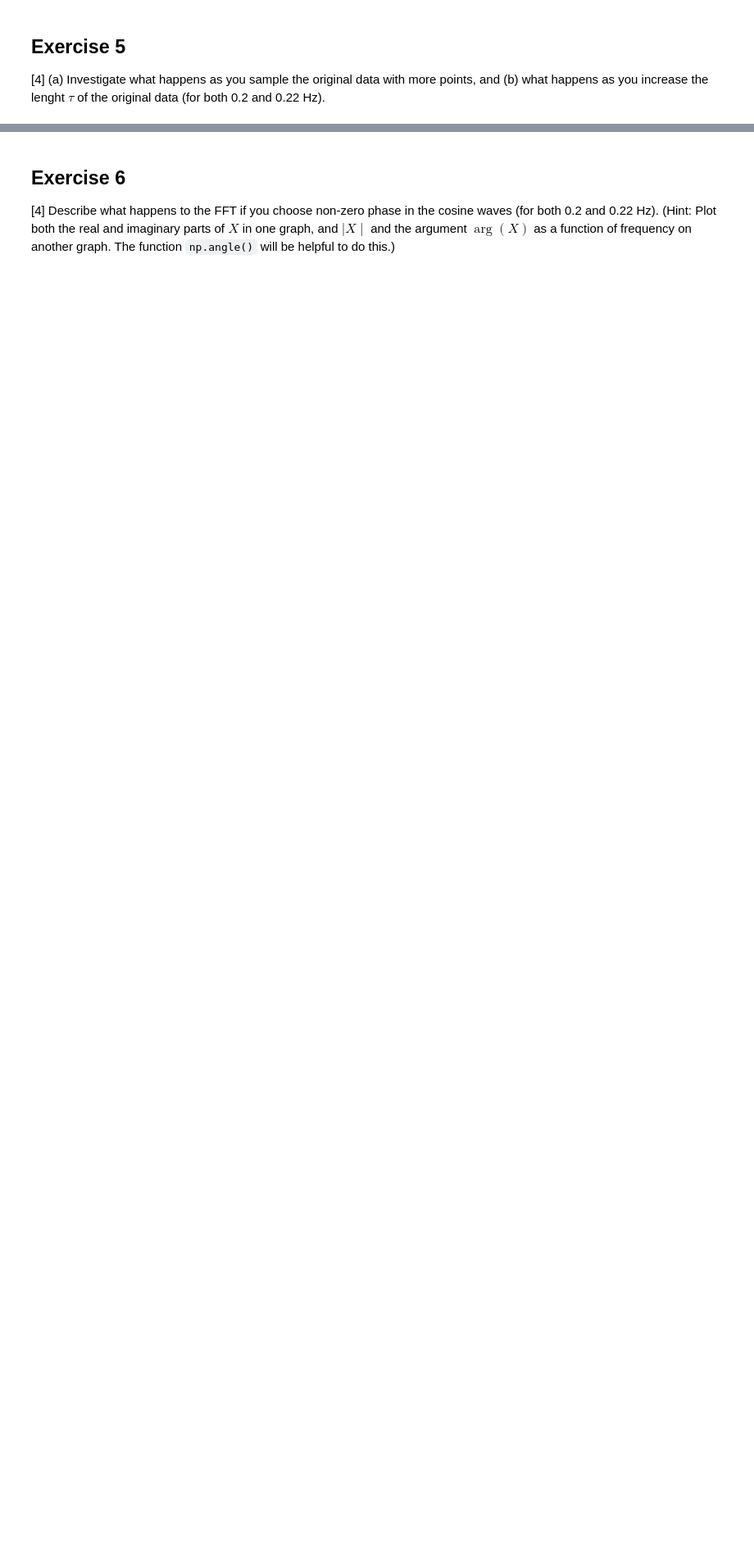
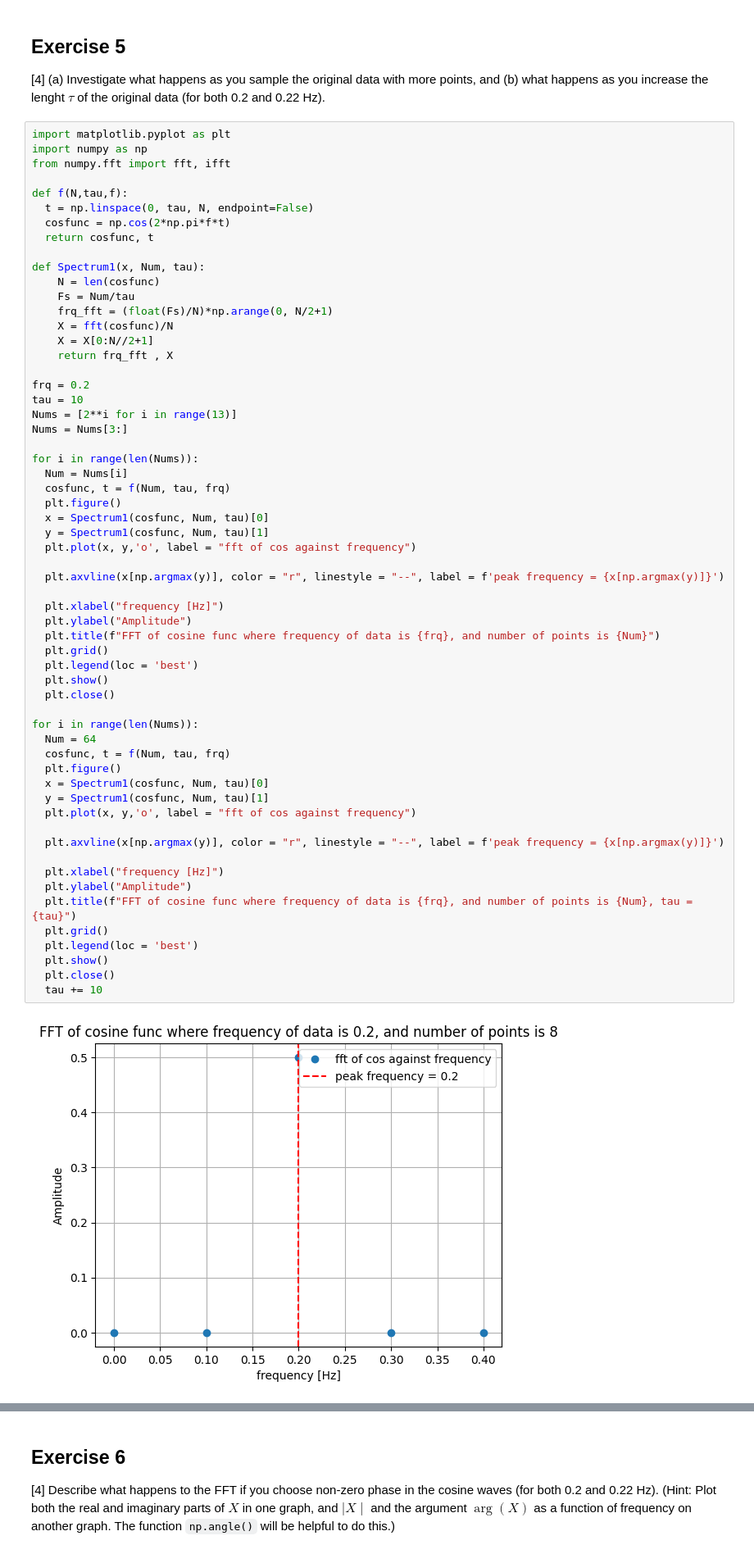
Before and after one commit to PX2145-2025/week-10-b-Dvorak-Gabriel, a Jupyter notebook: FFT.ipynb, the cells around one changed output, grey strips where cells are left out. Shown at 82% size. Drawn from its saved outputs; the diff is of its cells as text; blank space fills up the shorter version.

```diff
--- a/FFT.ipynb
+++ b/FFT.ipynb
@@ -457,3 +457,64 @@ plt.legend(loc = 'best')
 ## Exercise 5
 
 [4] (a) Investigate what happens as you sample the original data with more points,  and (b) what happens as you increase the lenght $\tau$ of the original data (for both 0.2 and 0.22 Hz).
+# %%
+import matplotlib.pyplot as plt
+import numpy as np
+from numpy.fft import fft, ifft
+
+def f(N,tau,f):
+  t = np.linspace(0, tau, N, endpoint=False)
+  cosfunc = np.cos(2*np.pi*f*t)
+  return cosfunc, t
+
+def Spectrum1(x, Num, tau):
+    N = len(cosfunc)
+    Fs = Num/tau
+    frq_fft = (float(Fs)/N)*np.arange(0, N/2+1)
+    X = fft(cosfunc)/N
+    X = X[0:N//2+1]
+    return frq_fft , X
+
+frq = 0.2
+tau = 10
+Nums = [2**i for i in range(13)]
+Nums = Nums[3:]
+
+for i in range(len(Nums)):
+  Num = Nums[i]
+  cosfunc, t = f(Num, tau, frq)
+  plt.figure()
+  x = Spectrum1(cosfunc, Num, tau)[0]
+  y = Spectrum1(cosfunc, Num, tau)[1]
+  plt.plot(x, y,'o', label = "fft of cos against frequency")
+
+  plt.axvline(x[np.argmax(y)], color = "r", linestyle = "--", label = f'peak frequency = {x[np.argmax(y)]}')
+
+  plt.xlabel("frequency [Hz]")
+  plt.ylabel("Amplitude")
+  plt.title(f"FFT of cosine func where frequency of data is {frq}, and number of points is {Num}")
+  plt.grid()
+  plt.legend(loc = 'best')
+  plt.show()
+  plt.close()
+
+for i in range(len(Nums)):
+  Num = 64
+  cosfunc, t = f(Num, tau, frq)
+  plt.figure()
+  x = Spectrum1(cosfunc, Num, tau)[0]
+  y = Spectrum1(cosfunc, Num, tau)[1]
+  plt.plot(x, y,'o', label = "fft of cos against frequency")
+
+  plt.axvline(x[np.argmax(y)], color = "r", linestyle = "--", label = f'peak frequency = {x[np.argmax(y)]}')
+
+  plt.xlabel("frequency [Hz]")
+  plt.ylabel("Amplitude")
+  plt.title(f"FFT of cosine func where frequency of data is {frq}, and number of points is {Num}, tau = {tau}")
+  plt.grid()
+  plt.legend(loc = 'best')
+  plt.show()
+  plt.close()
+  tau += 10
+# %% [output]
+[figure, added]
```
Also changed, not shown: parts of 2 cells of this notebook.
